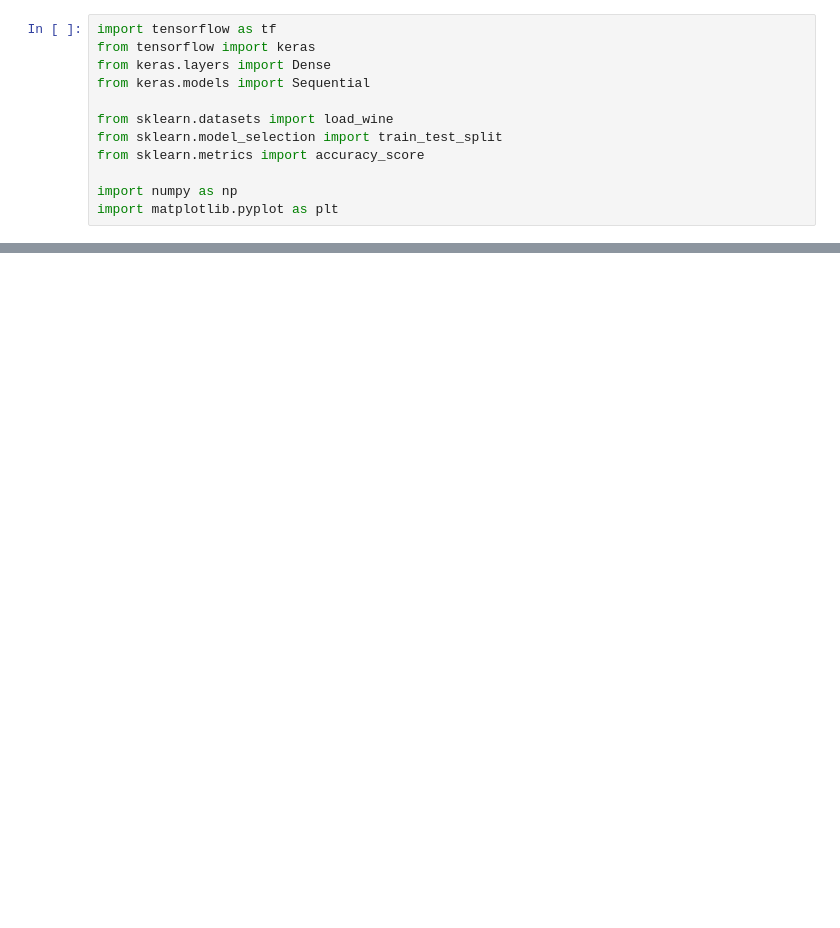
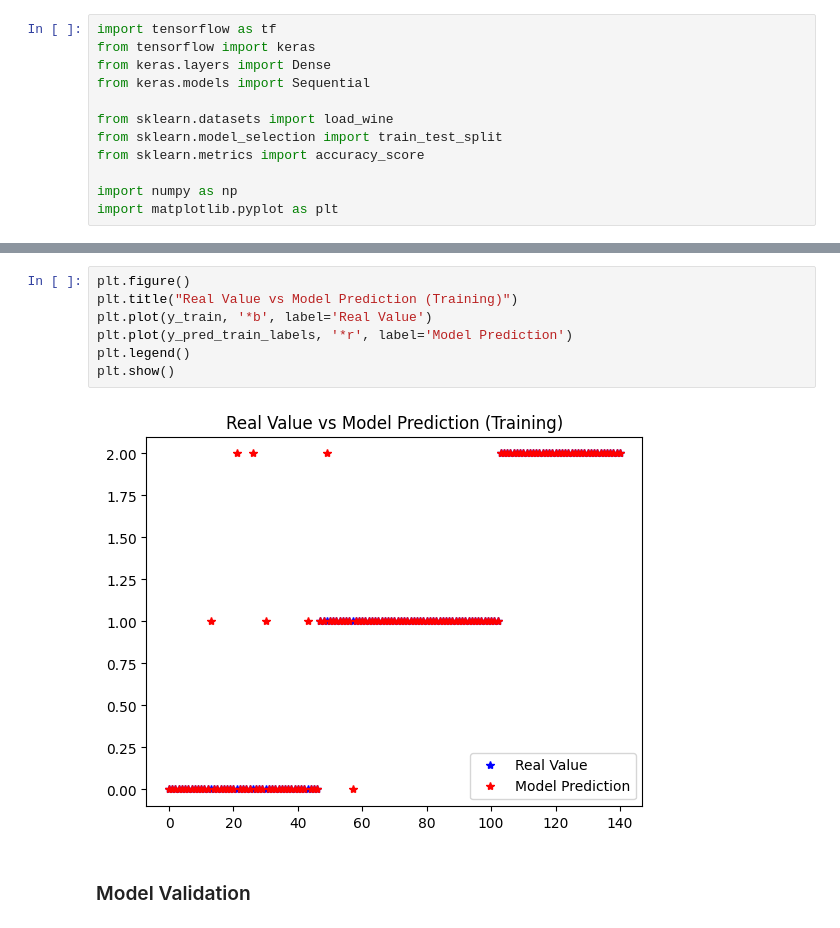
Before and after one commit to coss-fz/basics-neural-networks, a Jupyter notebook: tensorflow_keras_example.ipynb, the cells around one changed output, grey strips where cells are left out. Drawn from its saved outputs; the diff is of its cells as text; blank space fills up the shorter version.

```diff
--- a/tensorflow_keras_example.ipynb
+++ b/tensorflow_keras_example.ipynb
@@ -108,0 +129,11 @@ for i in range(len(y_pred_train)):
+# %%
+plt.figure()
+plt.title("Real Value vs Model Prediction (Training)")
+plt.plot(y_train, '*b', label='Real Value')
+plt.plot(y_pred_train_labels, '*r', label='Model Prediction')
+plt.legend()
+plt.show()
+# %% [output]
+[figure, added]
+# %% [markdown]
+### Model Validation
```
Also changed, not shown: parts of 21 cells of this notebook, 3 other files.
